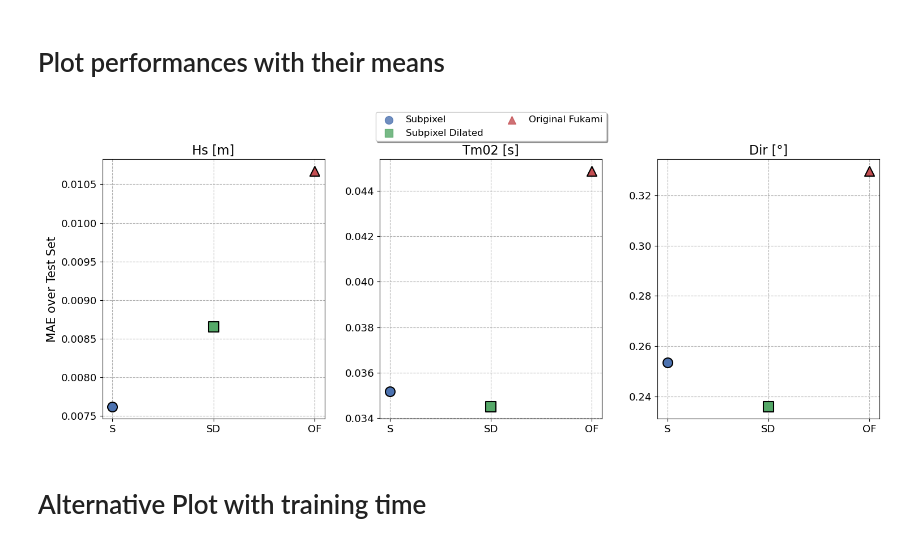
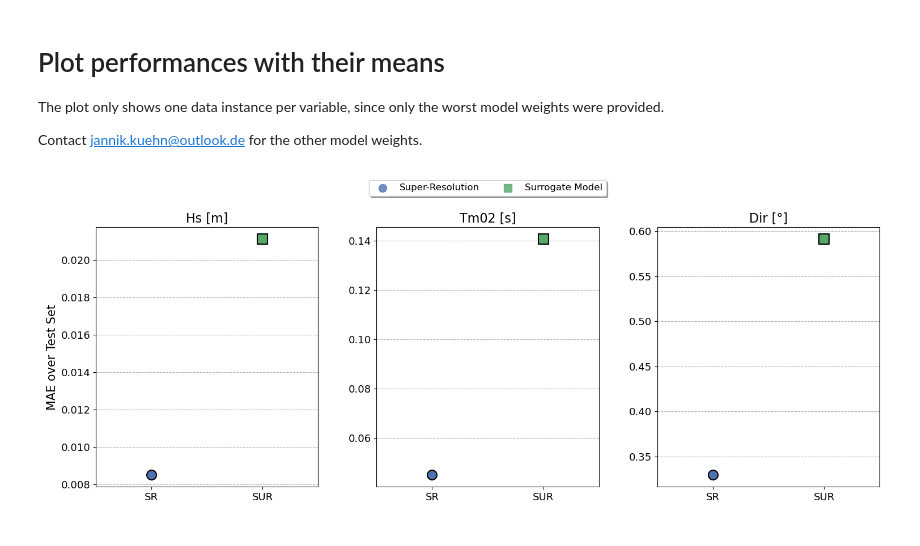
Before and after one commit to janfer95/SR_on_SWAN, a Jupyter notebook: NotebooksAndScripts/PerformanceComparisonPlots.ipynb, the cells around one changed output. Cells and saved outputs as stored; diff of their text form; code cells hidden in the pictures.

```diff
--- a/NotebooksAndScripts/PerformanceComparisonPlots.ipynb
+++ b/NotebooksAndScripts/PerformanceComparisonPlots.ipynb
@@ -8,51 +8,54 @@ plt.style.use('seaborn-deep')
 %matplotlib widget
 # %%
 # Define folder names and how model names should appear
-dirs = ["Subpixel", "SubpixelDilated", "OriginalFukami"]
-legends = ["Subpixel", "Subpixel Dilated", "Original Fukami"]
-legends_abbr = ["S", "SD", "OF"]
+dirs = ["SuperResolution", "Surrogate"]
+legends = ["Super-Resolution", "Surrogate Model"]
+legends_abbr = ["SR", "SUR"]
 variables = ["Hs", "Tm02", "Dir"]
-markers = ["o", "s", "^"]
+markers = ["o", "s"]
 units = {0: "[m]", 1: "[s]", 2: "[°]"}
 
 # Used to plot the mean in the same color
 colors = sns.color_palette()
 # %% [markdown]
 # Plot performances with their means
+The plot only shows one data instance per variable, since only the worst
+model weights were provided.
+
+Contact jannik.kuehn@outlook.de for the other model weights.
 # %%
 LABELSIZE = 15
 TITLESIZE = 16
 TICKLABELSIZE = 13
 LEGENDFONTSIZE = 12
 
 fig, axs = plt.subplots(1, len(variables), figsize=(15,6))
 for i, var in enumerate(variables):
     for j, dr in enumerate(dirs):
         # Get the performance on test data from summary files
         evals, _ = u.extract_time_and_eval(dr, var)
         # Compute the corresponding means and plot them
         axs[i].scatter(len(evals)*[j], evals, color=colors[j], label=legends[j],
                        marker=markers[j], s=100, alpha=0.8)
         mean_evals = sum(evals)/len(evals)
         axs[i].scatter([j], mean_evals, color=colors[j], marker=markers[j],
                        edgecolor="k", linewidth=1.5, s=150)
 
 
     axs[i].tick_params(axis="both", labelsize=TICKLABELSIZE)
-    axs[i].grid(True, axis="both", ls="--")
+    axs[i].grid(True, axis="y", ls="--")
+    axs[i].set_xlim(-0.5, 1.5)
     axs[i].set_axisbelow(True)
-    axs[i].set_xticks([0,1,2])
+    axs[i].set_xticks([0, 1])
     axs[i].set_xticklabels(legends_abbr)
     axs[i].set_title("{} {}".format(var, units[i]), size=TITLESIZE)
 
 
 axs[0].set_ylabel("MAE over Test Set", size=LABELSIZE)
 axs[1].legend(loc='upper center', bbox_to_anchor=(0.5, 1.2),
           fancybox=True, shadow=True, ncol=2, fontsize=LEGENDFONTSIZE)
 
 plt.tight_layout()
 plt.show()
 # %% [output]
-[figure, old version]
+[figure, new version]
-# %% [markdown]
-# Alternative Plot with training time
```
Also changed, not shown: parts of 1 cell of this notebook, 11 other files.
